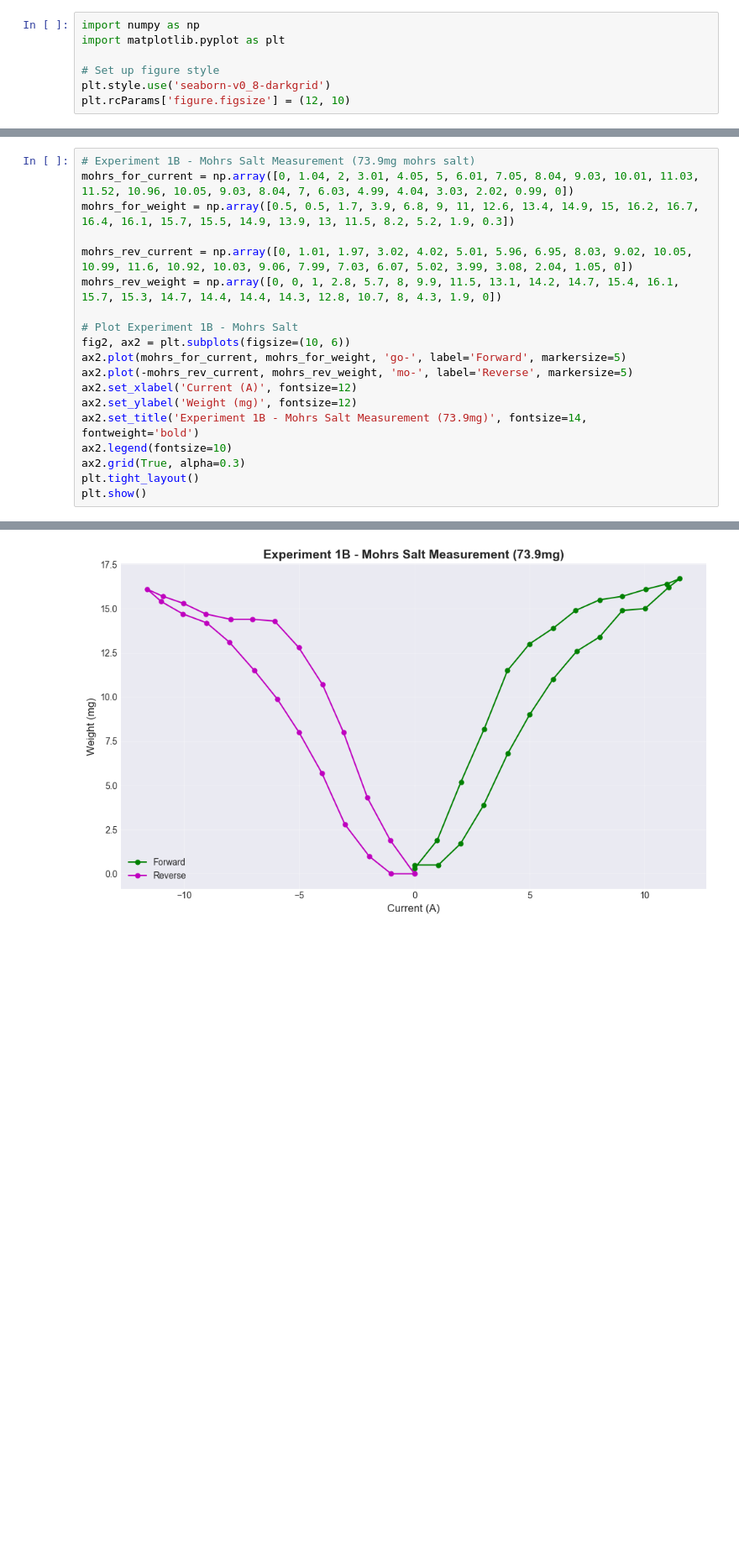
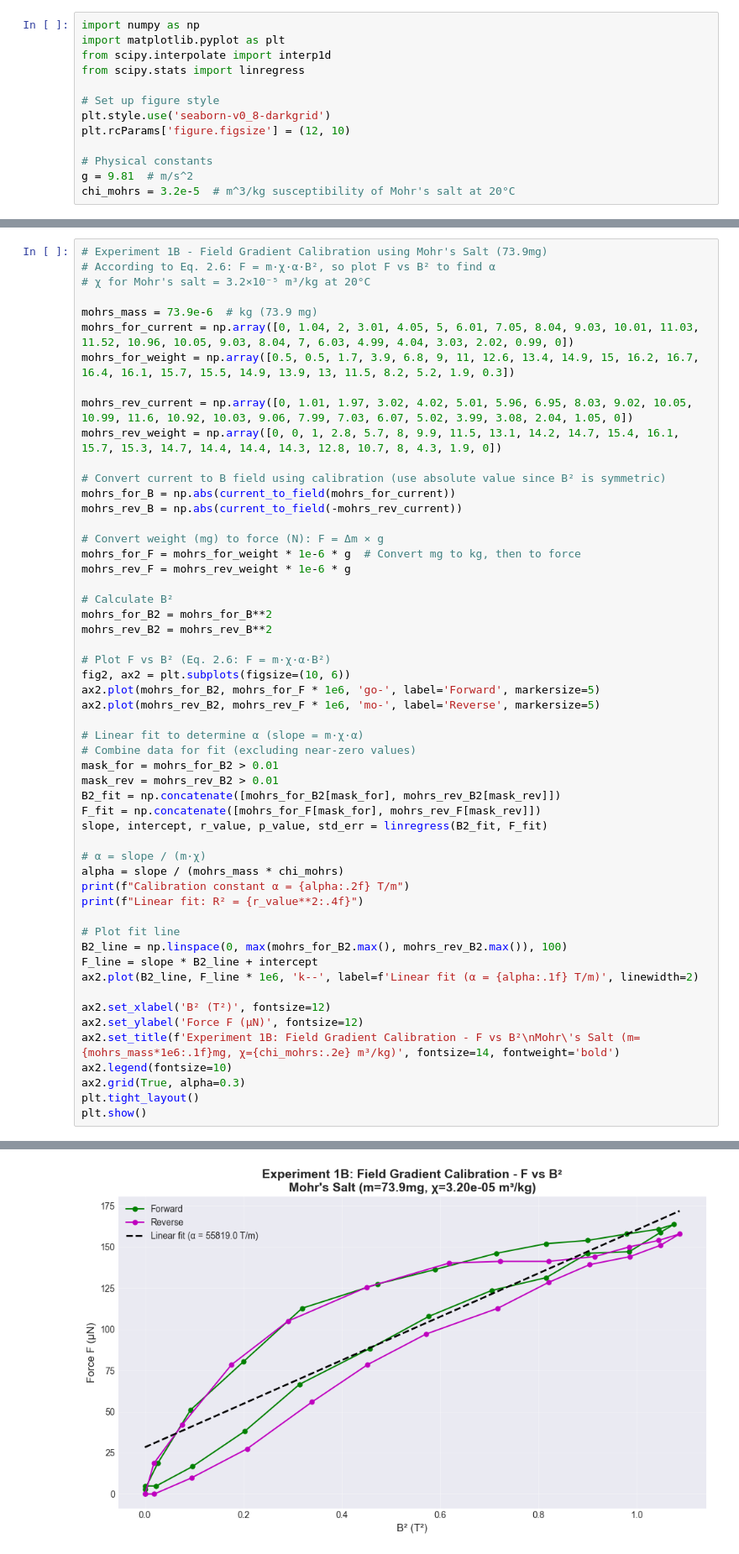
Before and after one commit to Matth3wc/Comp-Sim-Numerical-Methods, a Jupyter notebook: exp_magnitisation_susceptibility/main.ipynb, the cells around one changed output, grey strips where cells are left out. Shown at 84% size. Cells and saved outputs as stored; diff of their text form; blank space fills up the shorter version.

```diff
--- a/exp_magnitisation_susceptibility/main.ipynb
+++ b/exp_magnitisation_susceptibility/main.ipynb
@@ -1,8 +1,14 @@
 # %%
 import numpy as np
 import matplotlib.pyplot as plt
+from scipy.interpolate import interp1d
+from scipy.stats import linregress
 
 # Set up figure style
 plt.style.use('seaborn-v0_8-darkgrid')
 plt.rcParams['figure.figsize'] = (12, 10)
+
+# Physical constants
+g = 9.81  # m/s^2
+chi_mohrs = 3.2e-5  # m^3/kg susceptibility of Mohr's salt at 20°C
 # %%
@@ -29,18 +46,53 @@ plt.show()
 # %%
-# Experiment 1B - Mohrs Salt Measurement (73.9mg mohrs salt)
+# Experiment 1B - Field Gradient Calibration using Mohr's Salt (73.9mg)
+# According to Eq. 2.6: F = m·χ·α·B², so plot F vs B² to find α
+# χ for Mohr's salt = 3.2×10⁻⁵ m³/kg at 20°C
+
+mohrs_mass = 73.9e-6  # kg (73.9 mg)
 mohrs_for_current = np.array([0, 1.04, 2, 3.01, 4.05, 5, 6.01, 7.05, 8.04, 9.03, 10.01, 11.03, 11.52, 10.96, 10.05, 9.03, 8.04, 7, 6.03, 4.99, 4.04, 3.03, 2.02, 0.99, 0])
 mohrs_for_weight = np.array([0.5, 0.5, 1.7, 3.9, 6.8, 9, 11, 12.6, 13.4, 14.9, 15, 16.2, 16.7, 16.4, 16.1, 15.7, 15.5, 14.9, 13.9, 13, 11.5, 8.2, 5.2, 1.9, 0.3])
 
 mohrs_rev_current = np.array([0, 1.01, 1.97, 3.02, 4.02, 5.01, 5.96, 6.95, 8.03, 9.02, 10.05, 10.99, 11.6, 10.92, 10.03, 9.06, 7.99, 7.03, 6.07, 5.02, 3.99, 3.08, 2.04, 1.05, 0])
 mohrs_rev_weight = np.array([0, 0, 1, 2.8, 5.7, 8, 9.9, 11.5, 13.1, 14.2, 14.7, 15.4, 16.1, 15.7, 15.3, 14.7, 14.4, 14.4, 14.3, 12.8, 10.7, 8, 4.3, 1.9, 0])
 
-# Plot Experiment 1B - Mohrs Salt
+# Convert current to B field using calibration (use absolute value since B² is symmetric)
+mohrs_for_B = np.abs(current_to_field(mohrs_for_current))
+mohrs_rev_B = np.abs(current_to_field(-mohrs_rev_current))
+
+# Convert weight (mg) to force (N): F = Δm × g
+mohrs_for_F = mohrs_for_weight * 1e-6 * g  # Convert mg to kg, then to force
+mohrs_rev_F = mohrs_rev_weight * 1e-6 * g
+
+# Calculate B²
+mohrs_for_B2 = mohrs_for_B**2
+mohrs_rev_B2 = mohrs_rev_B**2
+
+# Plot F vs B² (Eq. 2.6: F = m·χ·α·B²)
 fig2, ax2 = plt.subplots(figsize=(10, 6))
-ax2.plot(mohrs_for_current, mohrs_for_weight, 'go-', label='Forward', markersize=5)
-ax2.plot(-mohrs_rev_current, mohrs_rev_weight, 'mo-', label='Reverse', markersize=5)
-ax2.set_xlabel('Current (A)', fontsize=12)
-ax2.set_ylabel('Weight (mg)', fontsize=12)
-ax2.set_title('Experiment 1B - Mohrs Salt Measurement (73.9mg)', fontsize=14, fontweight='bold')
+ax2.plot(mohrs_for_B2, mohrs_for_F * 1e6, 'go-', label='Forward', markersize=5)
+ax2.plot(mohrs_rev_B2, mohrs_rev_F * 1e6, 'mo-', label='Reverse', markersize=5)
+
+# Linear fit to determine α (slope = m·χ·α)
+# Combine data for fit (excluding near-zero values)
+mask_for = mohrs_for_B2 > 0.01
+mask_rev = mohrs_rev_B2 > 0.01
+B2_fit = np.concatenate([mohrs_for_B2[mask_for], mohrs_rev_B2[mask_rev]])
+F_fit = np.concatenate([mohrs_for_F[mask_for], mohrs_rev_F[mask_rev]])
+slope, intercept, r_value, p_value, std_err = linregress(B2_fit, F_fit)
+
+# α = slope / (m·χ)
+alpha = slope / (mohrs_mass * chi_mohrs)
+print(f"Calibration constant α = {alpha:.2f} T/m")
+print(f"Linear fit: R² = {r_value**2:.4f}")
+
+# Plot fit line
+B2_line = np.linspace(0, max(mohrs_for_B2.max(), mohrs_rev_B2.max()), 100)
+F_line = slope * B2_line + intercept
+ax2.plot(B2_line, F_line * 1e6, 'k--', label=f'Linear fit (α = {alpha:.1f} T/m)', linewidth=2)
+
+ax2.set_xlabel('B² (T²)', fontsize=12)
+ax2.set_ylabel('Force F (μN)', fontsize=12)
+ax2.set_title(f'Experiment 1B: Field Gradient Calibration - F vs B²\nMohr\'s Salt (m={mohrs_mass*1e6:.1f}mg, χ={chi_mohrs:.2e} m³/kg)', fontsize=14, fontweight='bold')
 ax2.legend(fontsize=10)
 ax2.grid(True, alpha=0.3)
 plt.tight_layout()
@@ -49,2 +103,2 @@ plt.show()
-[figure, old version]
+[figure, new version]
 # %%
```
Also changed, not shown: parts of 4 cells of this notebook.
